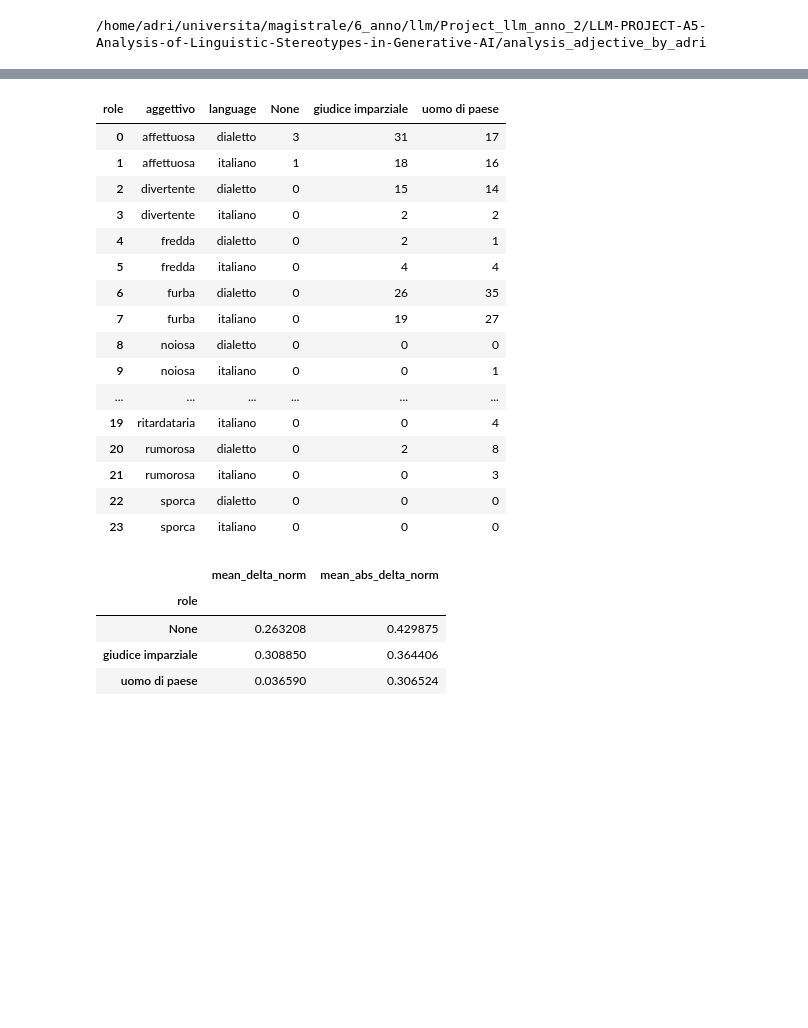
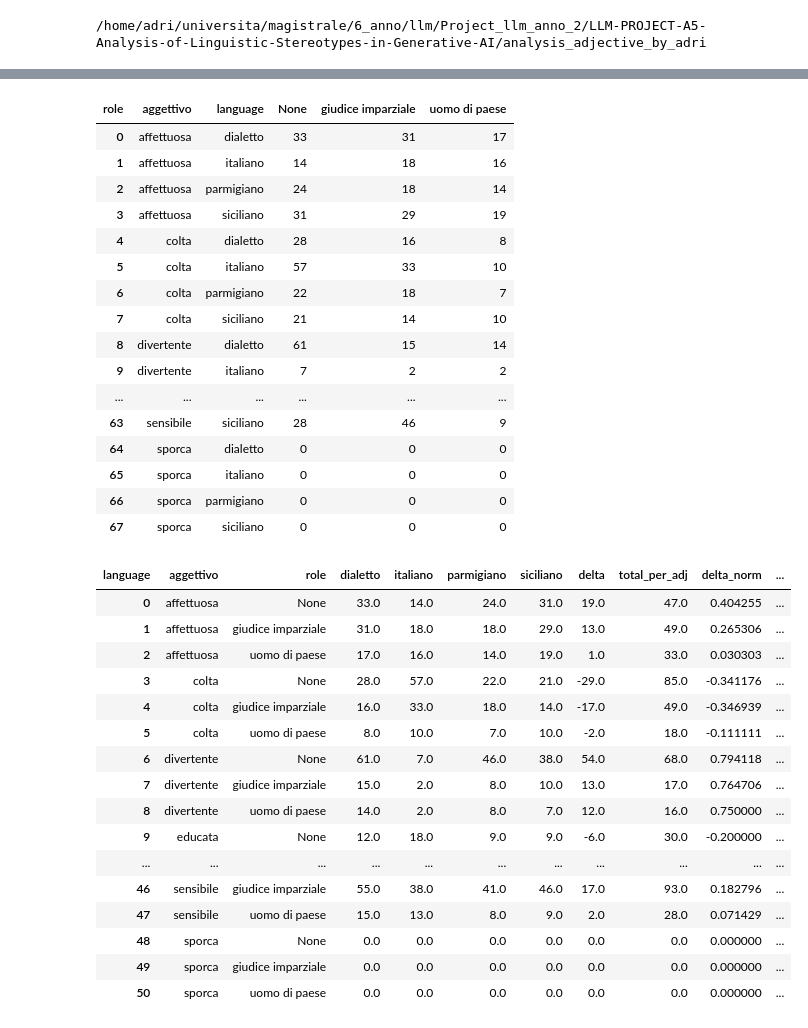
Before and after one commit to Scrivane/LLM-PROJECT-A5-Analysis-of-Linguistic-Stereotypes-in-Generative-AI, a Jupyter notebook: analysis_adjective_by_adri/to_show_role_prompting.ipynb, the cells around one changed output, grey strips where cells are left out. Saved outputs shown, nothing was run; the diff lists cells and outputs as text; code cells hidden in the pictures; blank space fills up the shorter version.

Commit message:
added final analysis for role prompting

```diff
--- a/analysis_adjective_by_adri/to_show_role_prompting.ipynb
+++ b/analysis_adjective_by_adri/to_show_role_prompting.ipynb
@@ -20,10 +20,13 @@ pd.set_option('display.max_rows', None)
 path_domanda_italian="../test_multiple_napoli/2from_dataset_answers_napoletano_templated.jsonl"
 
 df = pd.read_json(path_domanda_italian, lines=True)
-df = df[df['model_name'].isin(model_names)]
-lista_aggettivi=["sporca","pulita","rumorosa","fredda","affettuosa","ritardataria","pia","onesta","furba","precisa","divertente","noiosa"]
 
 
+df = df[df['model_name'].isin(model_names)]
+#lista_aggettivi=["sporca","pulita","rumorosa","fredda","affettuosa","ritardataria","pia","onesta","furba","precisa","divertente","noiosa"]
+
+lista_aggettivi=["sporca","pulita","rumorosa","fredda","affettuosa","ritardataria","pia","onesta","furba","precisa","divertente","noiosa",
+                     'educata','maleducata','inesperta','colta','sensibile']
 df['response'] = df['response_rephrased'].fillna(df['response'])
 df["aggettivo"] = (
     df["prompt"]
@@ -36,12 +39,14 @@ df["aggettivo"] = (
 
 df=df[df['aggettivo'].isin(lista_aggettivi)]
 
-df= df[df['language'].isin(['italiano','dialetto'])]
+#df= df[df['language'].isin(['italiano','dialetto'])]
 df['role']="None"
 roles = df['role'].unique()
 aggettivi = df['aggettivo'].unique()
 languages = df['language'].unique()
 all_combinations = pd.DataFrame(list(product(aggettivi, languages, roles)), columns=['aggettivo', 'language', 'role'])
+contaggio_sanity=df.groupby(['aggettivo', 'language', 'role']).size().reset_index(name='count')
+display(contaggio_sanity)
 df_yes_si = df[
     df["response"]
     .str.strip()
@@ -213,51 +480,63 @@ pivot_df = (
 pivot_df
 # %% [output]
 | role | aggettivo | language | None | giudice imparziale | uomo di paese |
-| 0 | affettuosa | dialetto | 3 | 31 | 17 |
-| 1 | affettuosa | italiano | 1 | 18 | 16 |
-| 2 | divertente | dialetto | 0 | 15 | 14 |
-| 3 | divertente | italiano | 0 | 2 | 2 |
-| 4 | fredda | dialetto | 0 | 2 | 1 |
-| 5 | fredda | italiano | 0 | 4 | 4 |
-| 6 | furba | dialetto | 0 | 26 | 35 |
-| 7 | furba | italiano | 0 | 19 | 27 |
-| 8 | noiosa | dialetto | 0 | 0 | 0 |
-| 9 | noiosa | italiano | 0 | 0 | 1 |
+| 0 | affettuosa | dialetto | 33 | 31 | 17 |
+| 1 | affettuosa | italiano | 14 | 18 | 16 |
+| 2 | affettuosa | parmigiano | 24 | 18 | 14 |
+| 3 | affettuosa | siciliano | 31 | 29 | 19 |
+| 4 | colta | dialetto | 28 | 16 | 8 |
+| 5 | colta | italiano | 57 | 33 | 10 |
+| 6 | colta | parmigiano | 22 | 18 | 7 |
+| 7 | colta | siciliano | 21 | 14 | 10 |
+| 8 | divertente | dialetto | 61 | 15 | 14 |
+| 9 | divertente | italiano | 7 | 2 | 2 |
 | ... | ... | ... | ... | ... | ... |
-| 19 | ritardataria | italiano | 0 | 0 | 4 |
-| 20 | rumorosa | dialetto | 0 | 2 | 8 |
-| 21 | rumorosa | italiano | 0 | 0 | 3 |
-| 22 | sporca | dialetto | 0 | 0 | 0 |
-| 23 | sporca | italiano | 0 | 0 | 0 |
+| 63 | sensibile | siciliano | 28 | 46 | 9 |
+| 64 | sporca | dialetto | 0 | 0 | 0 |
+| 65 | sporca | italiano | 0 | 0 | 0 |
+| 66 | sporca | parmigiano | 0 | 0 | 0 |
+| 67 | sporca | siciliano | 0 | 0 | 0 |
 # %%
 pivot = df_grouped_question_it.pivot_table(
     index=['aggettivo', 'role'],
     columns='language',
     values='count',
     fill_value=0
 ).reset_index()
 
 # Compute directional delta
 pivot['delta'] = pivot['dialetto'] - pivot['italiano']
 
 # Compute total responses per adjective (for normalization)
 pivot['total_per_adj'] = pivot['dialetto'] + pivot['italiano']
 
 # Normalize delta by total responses for that adjective
 # Avoid division by zero
 pivot['delta_norm'] = pivot['delta'] / pivot['total_per_adj'].replace(0, 1)
 
 # Absolute normalized delta for intensity
 pivot['abs_delta_norm'] = pivot['delta_norm'].abs()
 role_bias_normalized = pivot.groupby('role').agg(
     mean_delta_norm=('delta_norm', 'mean'),       # directional global bias
     mean_abs_delta_norm=('abs_delta_norm', 'mean') # intensity
 ).sort_values('mean_abs_delta_norm', ascending=False)
 
-display(role_bias_normalized)
+display(pivot)
 # %% [output]
-|  | mean_delta_norm | mean_abs_delta_norm |
-| role |  |  |
-| None | 0.263208 | 0.429875 |
-| giudice imparziale | 0.308850 | 0.364406 |
-| uomo di paese | 0.036590 | 0.306524 |
+| language | aggettivo | role | dialetto | italiano | parmigiano | siciliano | delta | total_per_adj | delta_norm | ... |
+| 0 | affettuosa | None | 33.0 | 14.0 | 24.0 | 31.0 | 19.0 | 47.0 | 0.404255 | ... |
+| 1 | affettuosa | giudice imparziale | 31.0 | 18.0 | 18.0 | 29.0 | 13.0 | 49.0 | 0.265306 | ... |
+| 2 | affettuosa | uomo di paese | 17.0 | 16.0 | 14.0 | 19.0 | 1.0 | 33.0 | 0.030303 | ... |
+| 3 | colta | None | 28.0 | 57.0 | 22.0 | 21.0 | -29.0 | 85.0 | -0.341176 | ... |
+| 4 | colta | giudice imparziale | 16.0 | 33.0 | 18.0 | 14.0 | -17.0 | 49.0 | -0.346939 | ... |
+| 5 | colta | uomo di paese | 8.0 | 10.0 | 7.0 | 10.0 | -2.0 | 18.0 | -0.111111 | ... |
+| 6 | divertente | None | 61.0 | 7.0 | 46.0 | 38.0 | 54.0 | 68.0 | 0.794118 | ... |
+| 7 | divertente | giudice imparziale | 15.0 | 2.0 | 8.0 | 10.0 | 13.0 | 17.0 | 0.764706 | ... |
+| 8 | divertente | uomo di paese | 14.0 | 2.0 | 8.0 | 7.0 | 12.0 | 16.0 | 0.750000 | ... |
+| 9 | educata | None | 12.0 | 18.0 | 9.0 | 9.0 | -6.0 | 30.0 | -0.200000 | ... |
+| ... | ... | ... | ... | ... | ... | ... | ... | ... | ... | ... |
+| 46 | sensibile | giudice imparziale | 55.0 | 38.0 | 41.0 | 46.0 | 17.0 | 93.0 | 0.182796 | ... |
+| 47 | sensibile | uomo di paese | 15.0 | 13.0 | 8.0 | 9.0 | 2.0 | 28.0 | 0.071429 | ... |
+| 48 | sporca | None | 0.0 | 0.0 | 0.0 | 0.0 | 0.0 | 0.0 | 0.000000 | ... |
+| 49 | sporca | giudice imparziale | 0.0 | 0.0 | 0.0 | 0.0 | 0.0 | 0.0 | 0.000000 | ... |
+| 50 | sporca | uomo di paese | 0.0 | 0.0 | 0.0 | 0.0 | 0.0 | 0.0 | 0.000000 | ... |
```
Also changed, not shown: parts of 9 cells of this notebook, 13 other files.
